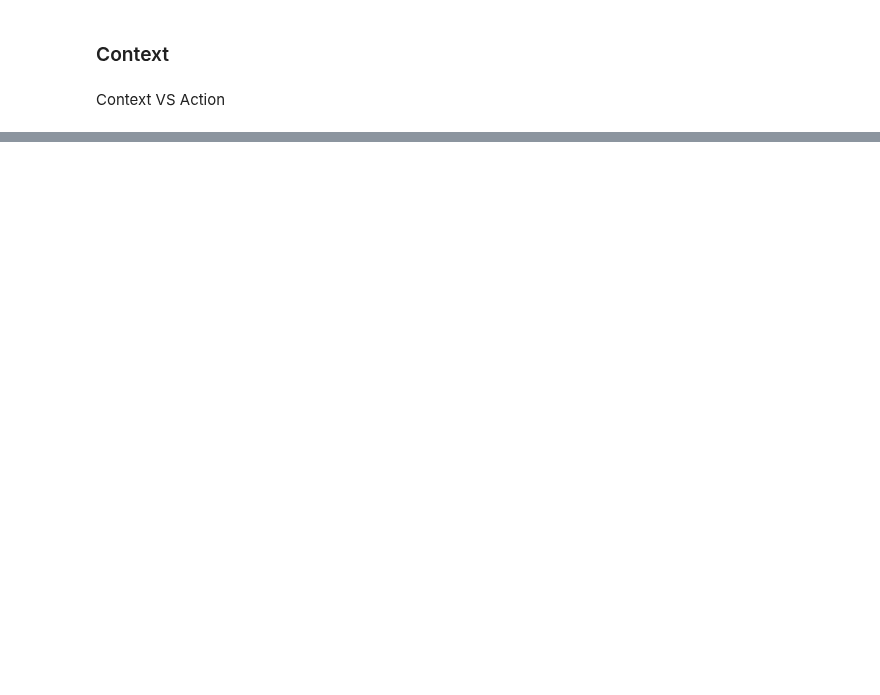
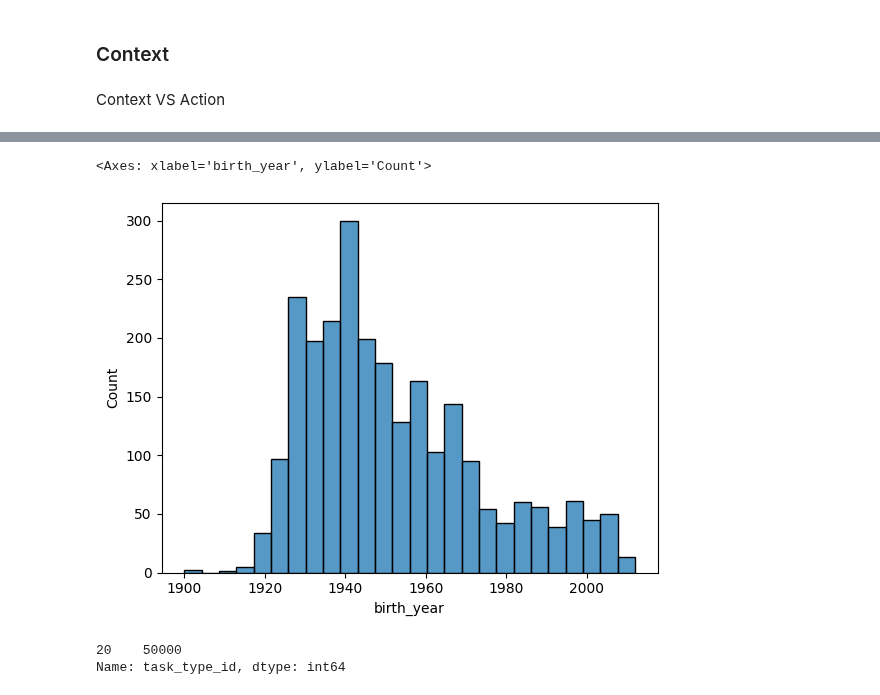
Before and after one commit to twchen88/ct_research, a Jupyter notebook: script.ipynb, the cells around one changed output, grey strips where cells are left out. Cells and saved outputs as stored; diff of their text form; code cells hidden in the pictures; blank space fills up the shorter version.

```diff
--- a/script.ipynb
+++ b/script.ipynb
@@ -105,0 +135,10 @@ KeyboardInterrupt:
+# %%
+sns.histplot(data=action_df.drop_duplicates(subset="patient_id"), x="birth_year")
+# %% [output]
+<Axes: xlabel='birth_year', ylabel='Count'>
+[figure, added]
+# %%
+action_df["task_type_id"].value_counts()
+# %% [output]
+20    50000
+Name: task_type_id, dtype: int64
```
Also changed, not shown: parts of 19 cells of this notebook, 4 other files.
